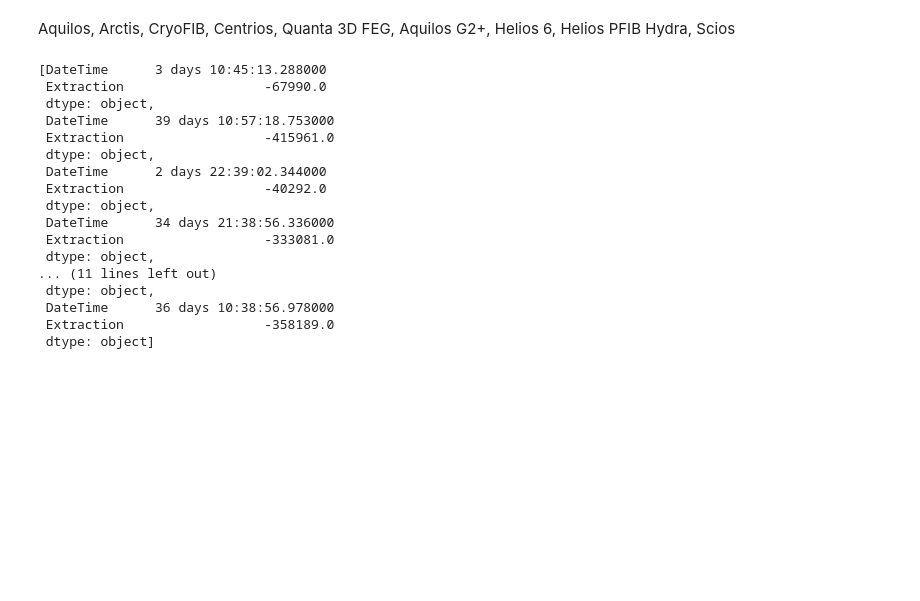
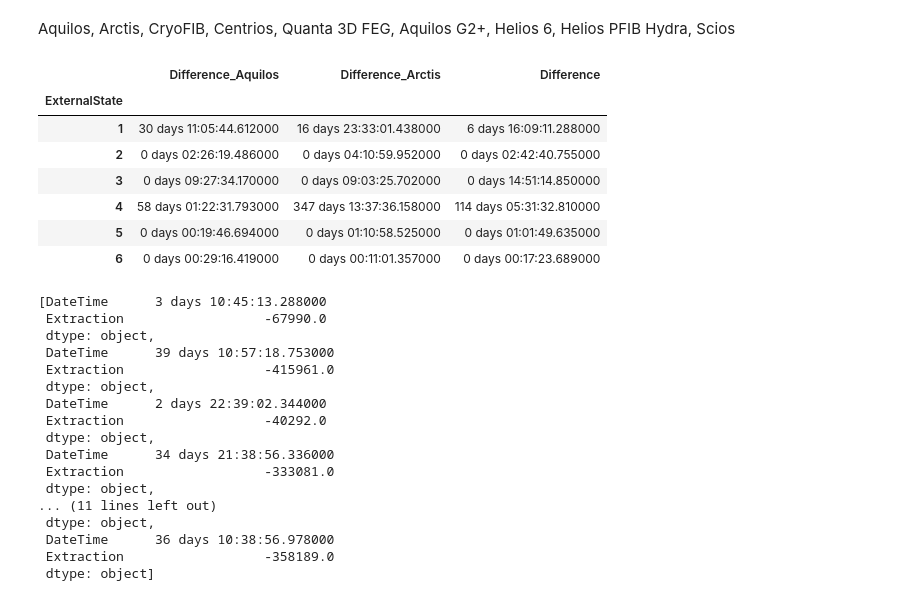
Before and after one commit to iveta-homolova/Czechitas_Project, a Jupyter notebook: mikroskop/system_1.ipynb, the cells around one changed output. Saved outputs shown, nothing was run; the diff lists cells and outputs as text; code cells hidden in the pictures; blank space fills up the shorter version.

```diff
--- a/mikroskop/system_1.ipynb
+++ b/mikroskop/system_1.ipynb
@@ -529,6 +547,21 @@ df6_groupped.to_csv("ES_Aquilos G2+.csv")
 df7_groupped.to_csv("ES_Helios 6.csv")
 df8_groupped.to_csv("ES_Helios PFIB Hydra.csv")
 df9_groupped.to_csv("ES_Scios.csv")
+# %%
+df_whole_groupped = df1_groupped.merge(df2_groupped, left_on='ExternalState', right_on='ExternalState', suffixes=('_Aquilos', '_Arctis'))
+# %%
+df_whole_groupped=df_whole_groupped.merge(df3_groupped, left_on='ExternalState', right_on='ExternalState', suffixes=('','_CryoFIB'))
+# %%
+df_whole_groupped
+# %% [output]
+|  | Difference_Aquilos | Difference_Arctis | Difference |
+| ExternalState |  |  |  |
+| 1 | 30 days 11:05:44.612000 | 16 days 23:33:01.438000 | 6 days 16:09:11.288000 |
+| 2 | 0 days 02:26:19.486000 | 0 days 04:10:59.952000 | 0 days 02:42:40.755000 |
+| 3 | 0 days 09:27:34.170000 | 0 days 09:03:25.702000 | 0 days 14:51:14.850000 |
+| 4 | 58 days 01:22:31.793000 | 347 days 13:37:36.158000 | 114 days 05:31:32.810000 |
+| 5 | 0 days 00:19:46.694000 | 0 days 01:10:58.525000 | 0 days 01:01:49.635000 |
+| 6 | 0 days 00:29:16.419000 | 0 days 00:11:01.357000 | 0 days 00:17:23.689000 |
 # %%
 # df1_externalState_4 = df1_externalState.loc[df1_externalState['ExternalState'] == 4]
 # %%
```
Also changed, not shown: parts of 2 cells of this notebook.
